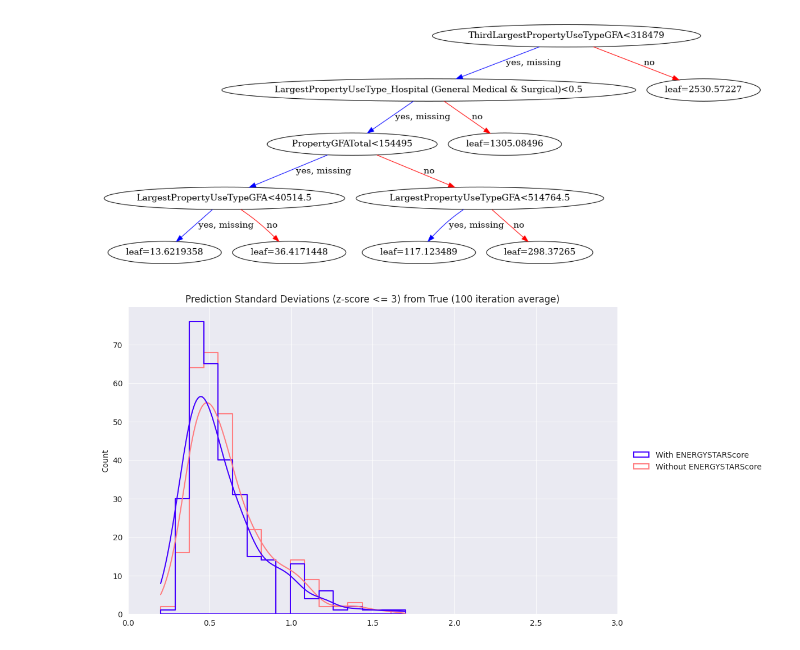
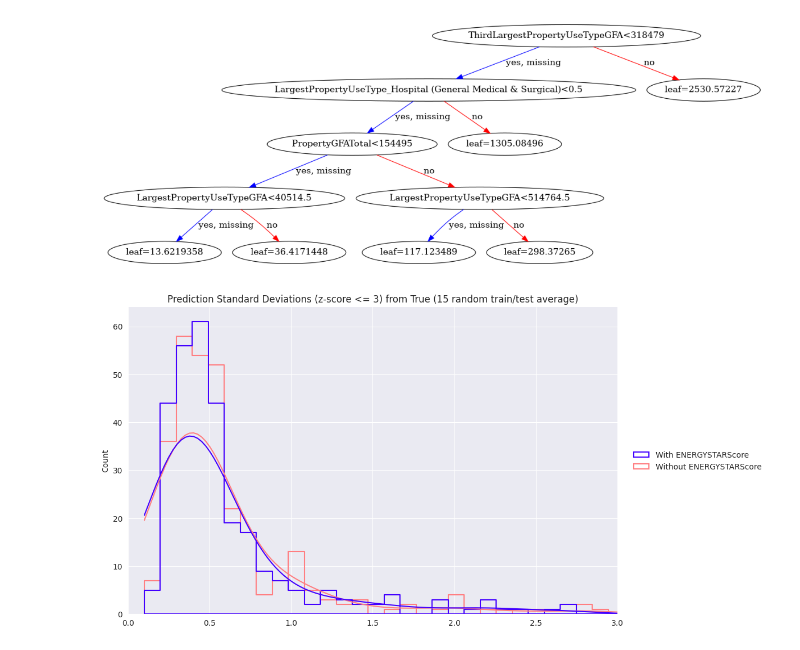
Before and after one commit to gabrielhermel/OC_DS_P4, a Jupyter notebook: Hermel_Gabriel_2_notebook_prediction_112022.ipynb, the cells around one changed output. Saved outputs shown, nothing was run; the diff lists cells and outputs as text; code cells hidden in the pictures.

```diff
--- a/Hermel_Gabriel_2_notebook_prediction_112022.ipynb
+++ b/Hermel_Gabriel_2_notebook_prediction_112022.ipynb
@@ -54,27 +54,12 @@ Data columns (total 27 columns):
 dtypes: Int64(1), float64(11), int64(7), string(8)
 memory usage: 318.6 KB
 # %%
-# build_ener_df_enstr_drop = build_ener_df.copy()
 build_ener_df_enstr_dflt = build_ener_df.copy()
 build_ener_df_enstr_sub_imposs = build_ener_df.copy()
 build_ener_df_enstr_oneht = build_ener_df.copy()
-build_ener_df_enstr_intrp = build_ener_df.copy()
+build_ener_df_enstr_imput = build_ener_df.copy()
 build_ener_df_no_enstr = build_ener_df.copy()
 
-# build_ener_df_enstr_drop = build_ener_df_enstr_drop.loc[
-#     ~build_ener_df_enstr_drop["ENERGYSTARScore"].isna()
-# ].astype({"ENERGYSTARScore": "int"})
-# build_ener_df_enstr_dflt["ENERGYSTARScore"] = (
-#     build_ener_df_enstr_dflt["ENERGYSTARScore"]
-#     .fillna(
-#         int(
-#             build_ener_df_enstr_drop.astype({"ENERGYSTARScore": int})[
-#                 "ENERGYSTARScore"
-#             ].median()
-#         )
-#     )
-#     .astype({"ENERGYSTARScore": "int"})
-# )
 build_ener_df_enstr_dflt["ENERGYSTARScore"] = (
     build_ener_df_enstr_dflt["ENERGYSTARScore"]
     .fillna(
@@ -103,7 +88,7 @@ build_ener_df_enstr_oneht = pd.concat(
 
 build_ener_df_no_enstr = build_ener_df_no_enstr.drop("ENERGYSTARScore", axis=1)
 # %%
-imputation_df = build_ener_df_enstr_intrp.copy()
+imputation_df = build_ener_df_enstr_imput.copy()
 
 for col in ["PrimaryPropertyType", "LargestPropertyUseType"]:
     imputation_df = pd.concat(
@@ -142,14 +127,12 @@ imput_cols = (
 it_imp = IterativeImputer(
     sample_posterior=True, min_value=1, max_value=100, random_state=0
 )
-build_ener_df_enstr_intrp["ENERGYSTARScore"] = (
+build_ener_df_enstr_imput["ENERGYSTARScore"] = (
     pd.DataFrame(it_imp.fit_transform(imputation_df[imput_cols]), columns=imput_cols)
     .round()
     .astype({"ENERGYSTARScore": "int"})["ENERGYSTARScore"]
     .to_list()
 )
-
-build_ener_df_enstr_intrp.info()
 # %% [output]
 <class 'pandas.core.frame.DataFrame'>
 RangeIndex: 1503 entries, 0 to 1502
@@ -172,7 +189,7 @@ memory usage: 317.2 KB
 build_ener_dfs = {
     "ENERGYSTARScore NaNs replaced by median": build_ener_df_enstr_dflt,
     "ENERGYSTARScore NaNs replaced by negative scores": build_ener_df_enstr_sub_imposs,
-    "ENERGYSTARScore NaNs imputed": build_ener_df_enstr_intrp,
+    "ENERGYSTARScore NaNs imputed": build_ener_df_enstr_imput,
     "ENERGYSTARScore with one-hot encoding": build_ener_df_enstr_oneht,
     "No ENERGYSTARScore used": build_ener_df_no_enstr,
 }
@@ -468,4 +448,20 @@ Train test split random seed: 49
 # %%
+def get_preproc_train_test_w_support_feats(model, X, y, **tts_kwargs):
+    X_train, X_test, y_train, y_test = train_test_split(X, y, **tts_kwargs)
+    support_feats = get_support_feats(model, X_train, y_train)
+    X_train, X_test = [preproc_pipe(X_train), preproc_pipe(X_test)]
+
+    for feat in [x for x in support_feats if x not in X_train.columns.to_list()]:
+        X_train[feat] = 0
+
+    for feat in [x for x in support_feats if x not in X_test.columns.to_list()]:
+        X_test[feat] = 0
+
+    X_train, X_test = [X_train[support_feats], X_test[support_feats]]
+
+    return [X_train, X_test, y_train, y_test]
+
+
 def get_freq_support_feats(model, rand_range=100, n_runs=3, perc_thresh=50):
     if 0 >= perc_thresh or perc_thresh > 100:
         raise Exception(
@@ -849,7 +845,7 @@ def get_avg_std_devs_from_true(X, y, runs=10, test_size=0.2, **kwargs):
     ]
 
 
-runs = 100
+runs = 15
 test_size = 0.2
 rand_seeds = [random.randint(1, 500) for i in range(runs)]
 avg_std_devs_from_true = pd.DataFrame(
@@ -857,32 +853,32 @@ avg_std_devs_from_true = pd.DataFrame(
         "With ENERGYSTARScore": get_avg_std_devs_from_true(
             X, y, runs=runs, test_size=test_size, rand_seeds=rand_seeds
         ),
         "Without ENERGYSTARScore": get_avg_std_devs_from_true(
             X.copy().drop(["ENERGYSTARScore"], axis=1),
             y,
             runs=runs,
             test_size=test_size,
             rand_seeds=rand_seeds,
         ),
     }
 )
 
 pred_hp = sns.displot(
     avg_std_devs_from_true,
     bins=int(round(max(avg_std_devs_from_true.max().to_list()), 1) * 10),
     kde=True,
     height=6,
     element="step",
     lw=1.5,
     aspect=1.6,
     alpha=0.0,
     palette="gnuplot2",
 )
 
 pred_hp.set(xlim=(0, 3))
 plt.title(
-    f"Prediction Standard Deviations (z-score <= 3) from True ({runs} iteration average)"
+    f"Prediction Standard Deviations (z-score <= 3) from True ({runs} random train/test average)"
 )
 plt.show()
 # %% [output]
-[figure, old version]
+[figure, new version]
```
Also changed, not shown: parts of 3 cells of this notebook.
